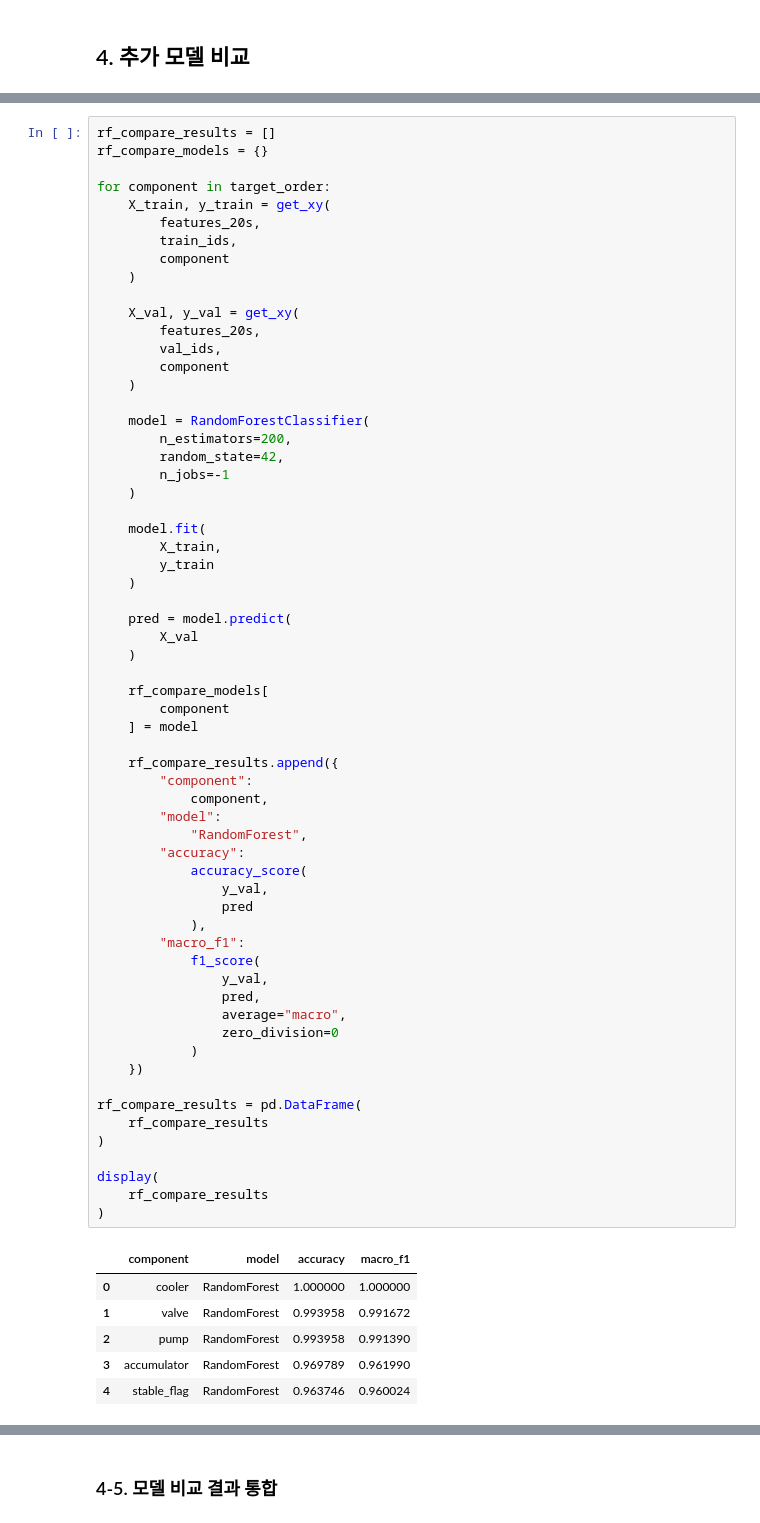
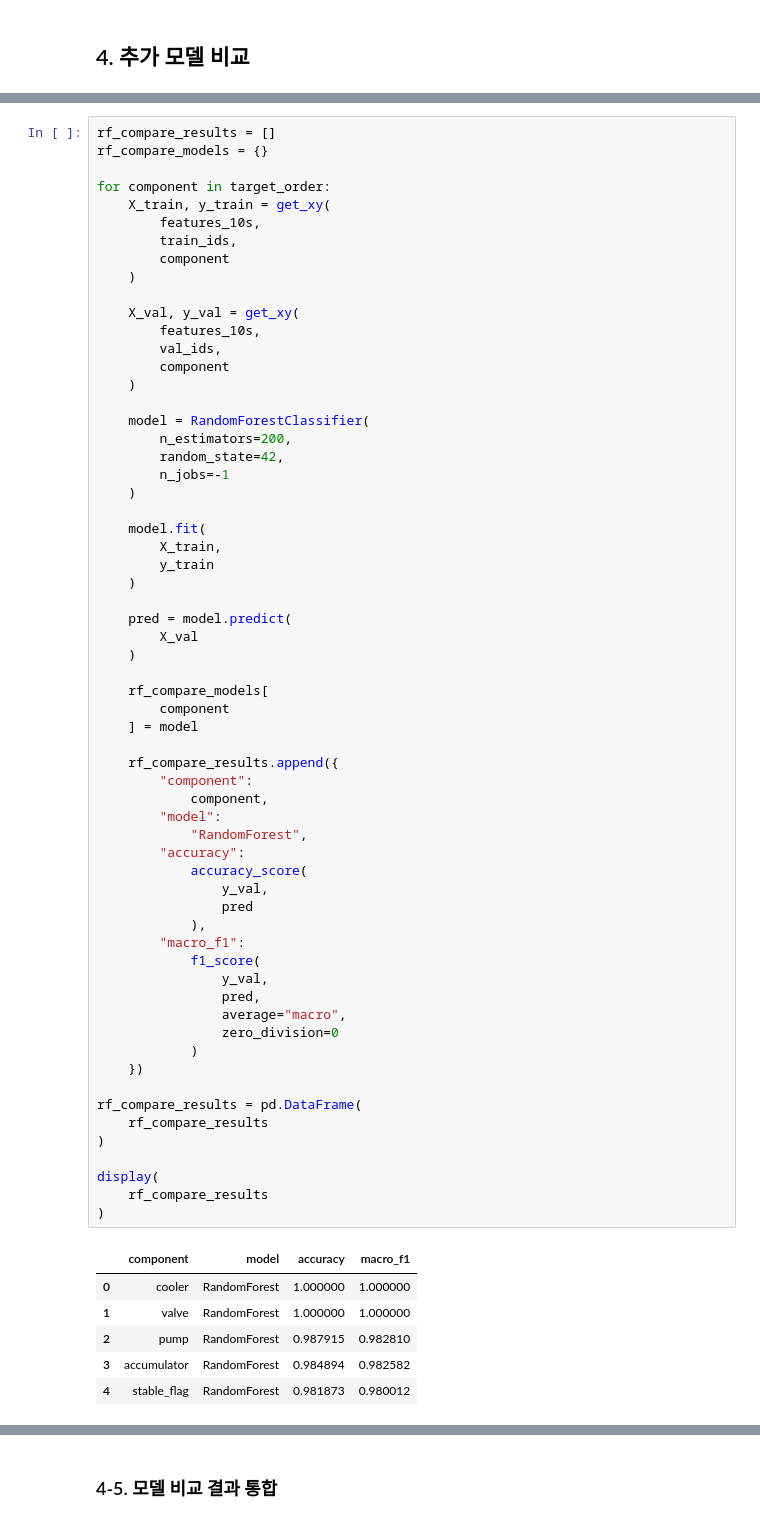
Before and after one commit to yuudong123/ai-first-project, a Jupyter notebook: notebooks/03_model_evaluation.ipynb, the cells around one changed output, grey strips where cells are left out. Cells and saved outputs as stored; diff of their text form.

```diff
--- a/notebooks/03_model_evaluation.ipynb
+++ b/notebooks/03_model_evaluation.ipynb
@@ -468,13 +468,13 @@ rf_compare_models = {}
 
 for component in target_order:
     X_train, y_train = get_xy(
-        features_20s,
+        features_10s,
         train_ids,
         component
     )
 
     X_val, y_val = get_xy(
-        features_20s,
+        features_10s,
         val_ids,
         component
     )
@@ -500,35 +500,35 @@ for component in target_order:
 
     rf_compare_results.append({
         "component":
             component,
         "model":
             "RandomForest",
         "accuracy":
             accuracy_score(
                 y_val,
                 pred
             ),
         "macro_f1":
             f1_score(
                 y_val,
                 pred,
                 average="macro",
                 zero_division=0
             )
     })
 
 rf_compare_results = pd.DataFrame(
     rf_compare_results
 )
 
 display(
     rf_compare_results
 )
 # %% [output]
 |  | component | model | accuracy | macro_f1 |
 | 0 | cooler | RandomForest | 1.000000 | 1.000000 |
-| 1 | valve | RandomForest | 0.993958 | 0.991672 |
-| 2 | pump | RandomForest | 0.993958 | 0.991390 |
-| 3 | accumulator | RandomForest | 0.969789 | 0.961990 |
-| 4 | stable_flag | RandomForest | 0.963746 | 0.960024 |
+| 1 | valve | RandomForest | 1.000000 | 1.000000 |
+| 2 | pump | RandomForest | 0.987915 | 0.982810 |
+| 3 | accumulator | RandomForest | 0.984894 | 0.982582 |
+| 4 | stable_flag | RandomForest | 0.981873 | 0.980012 |
 # %% [markdown]
```
Also changed, not shown: parts of 32 cells of this notebook, 3 other files.
